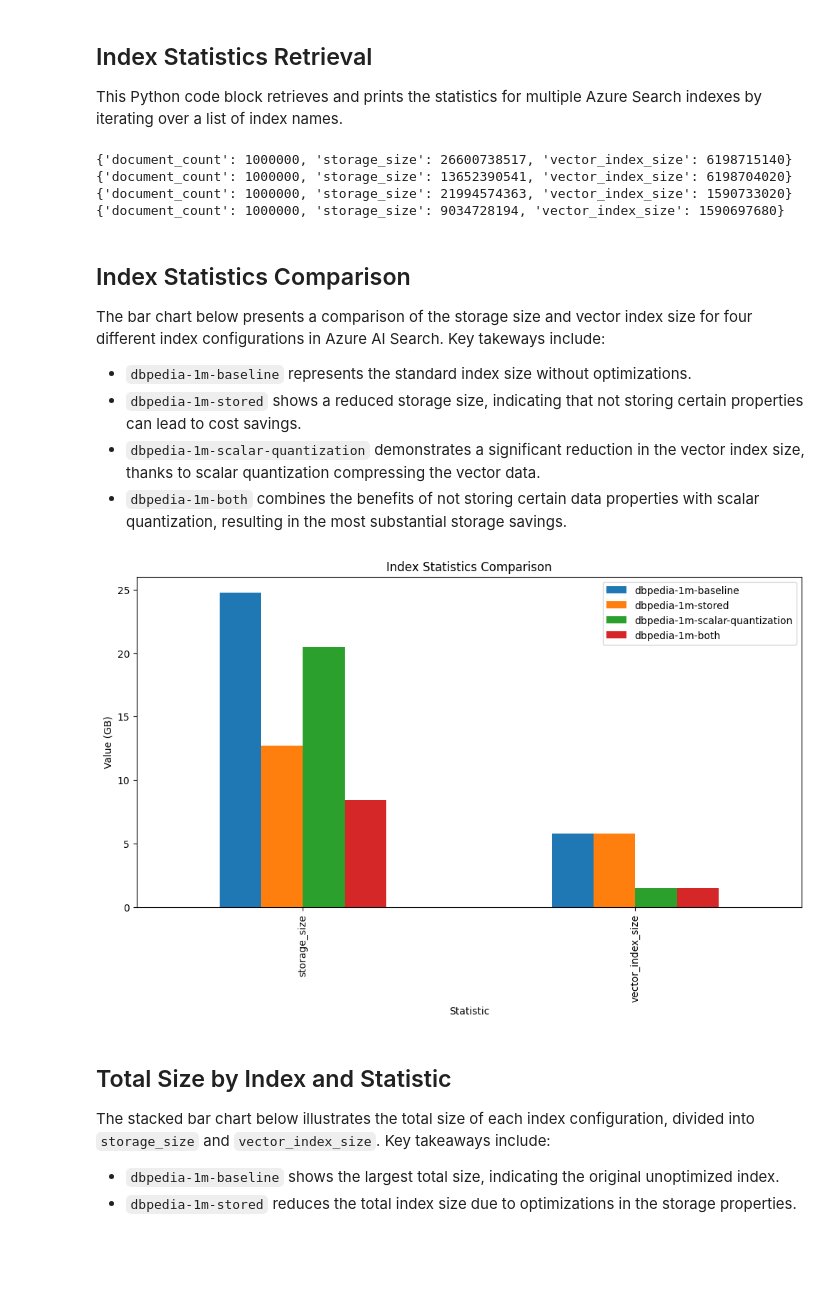
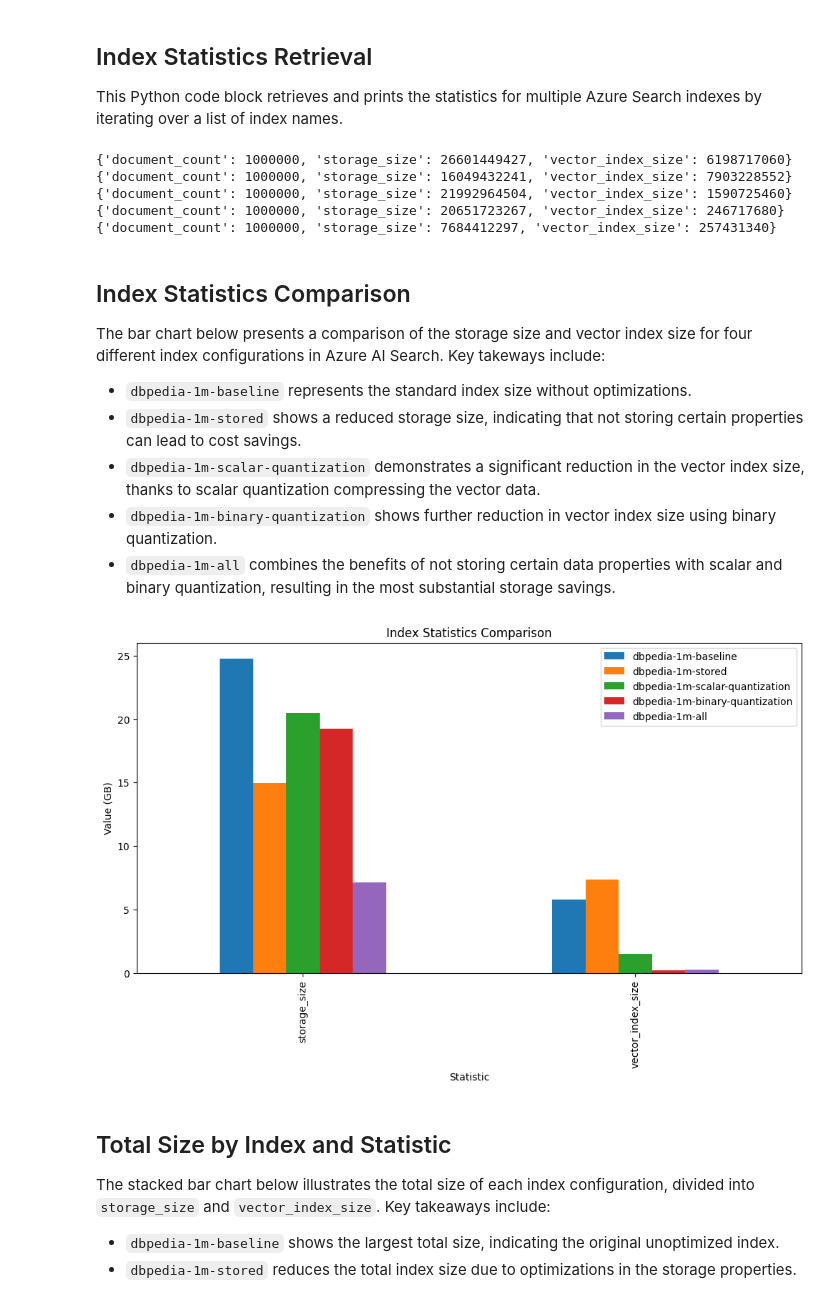
Before and after one commit to farzad528/azure-ai-search-python-playground, a Jupyter notebook: azure-ai-search-scalar-quantization.ipynb, the cells around one changed output. Cells and saved outputs as stored; diff of their text form; code cells hidden in the pictures; blank space fills up the shorter version.

```diff
--- a/azure-ai-search-scalar-quantization.ipynb
+++ b/azure-ai-search-scalar-quantization.ipynb
@@ -441,5 +530,39 @@ index_name = "dbpedia-1m-both"
 client = create_search_client(index_name)
 upload_documents_to_index(client, transformed_documents)
+# %%
+from concurrent.futures import ThreadPoolExecutor
+import logging
+
+BATCH_SIZE = 1000
+NUM_WORKERS = 30
+
+def create_search_client(index_name):
+    return SearchClient(
+        endpoint=SEARCH_SERVICE_ENDPOINT, index_name=index_name, credential=credential
+    )
+
+def upload_documents_to_index(client, documents):
+    def upload_batch(batch):
+        try:
+            result = client.merge_or_upload_documents(documents=batch)
+            if result.is_error:
+                for error in result.errors:
+                    logging.error(
+                        f"Failed to upload document with ID: {error.key}, error: {error.error.message}"
+                    )
+            else:
+                logging.info("Successfully uploaded batch")
+        except Exception as e:
+            logging.error(f"Failed to upload batch: {e}")
+
+    with ThreadPoolExecutor(max_workers=NUM_WORKERS) as executor:
+        for i in range(0, len(documents), BATCH_SIZE):
+            batch = documents[i : i + BATCH_SIZE]
+            executor.submit(upload_batch, batch)
+
+index_name = "dbpedia-1m-all"
+client = create_search_client(index_name)
+upload_documents_to_index(client, transformed_documents)
 # %% [markdown]
 ## Index Statistics Retrieval
 
@@ -449,17 +572,19 @@ index_names = [
     "dbpedia-1m-baseline",
     "dbpedia-1m-stored",
     "dbpedia-1m-scalar-quantization",
-    "dbpedia-1m-both",
+    "dbpedia-1m-binary-quantization",
+    "dbpedia-1m-all",
 ]
 
 for index_name in index_names:
     index_stats = index_client.get_index_statistics(index_name)
     print(index_stats)
 # %% [output]
-{'document_count': 1000000, 'storage_size': 26600738517, 'vector_index_size': 6198715140}
-{'document_count': 1000000, 'storage_size': 13652390541, 'vector_index_size': 6198704020}
-{'document_count': 1000000, 'storage_size': 21994574363, 'vector_index_size': 1590733020}
-{'document_count': 1000000, 'storage_size': 9034728194, 'vector_index_size': 1590697680}
+{'document_count': 1000000, 'storage_size': 26601449427, 'vector_index_size': 6198717060}
+{'document_count': 1000000, 'storage_size': 16049432241, 'vector_index_size': 7903228552}
+{'document_count': 1000000, 'storage_size': 21992964504, 'vector_index_size': 1590725460}
+{'document_count': 1000000, 'storage_size': 20651723267, 'vector_index_size': 246717680}
+{'document_count': 1000000, 'storage_size': 7684412297, 'vector_index_size': 257431340}
 # %% [markdown]
 ## Index Statistics Comparison
 
@@ -468,42 +593,37 @@ The bar chart below presents a comparison of the storage size and vector index s
 - `dbpedia-1m-baseline` represents the standard index size without optimizations.
 - `dbpedia-1m-stored` shows a reduced storage size, indicating that not storing certain properties can lead to cost savings.
 - `dbpedia-1m-scalar-quantization` demonstrates a significant reduction in the vector index size, thanks to scalar quantization compressing the vector data.
-- `dbpedia-1m-both` combines the benefits of not storing certain data properties with scalar quantization, resulting in the most substantial storage savings.
+- `dbpedia-1m-binary-quantization` shows further reduction in vector index size using binary quantization.
+- `dbpedia-1m-all` combines the benefits of not storing certain data properties with scalar and binary quantization, resulting in the most substantial storage savings.
 # %%
 import pandas as pd
 import matplotlib.pyplot as plt
 
-index_names = [
-    "dbpedia-1m-baseline",
-    "dbpedia-1m-stored",
-    "dbpedia-1m-scalar-quantization",
-    "dbpedia-1m-both",
-]
 
 # Create a DataFrame to store the statistics
 df = pd.DataFrame()
 
 for index_name in index_names:
     index_stats = index_client.get_index_statistics(index_name)
     # Assuming index_stats is a dictionary, convert it to a DataFrame and transpose it
     index_df = pd.DataFrame(index_stats, index=[0]).T
     # Add the DataFrame to our main DataFrame, setting the column name to the index name
     df[index_name] = index_df[0]
 
 # Filter the DataFrame to only include the 'storageSize' and 'vectorIndexSize' statistics
 df = df.loc[['storage_size', 'vector_index_size']]
 
 # Convert Bytes to Gigabytes
 df = df / (1024 ** 3)
 
 # Plot the DataFrame
 df.plot(kind='bar', figsize=(12, 6))
 plt.title('Index Statistics Comparison')
 plt.ylabel('Value (GB)')
 plt.xlabel('Statistic')
 plt.show()
 # %% [output]
-[figure, old version]
+[figure, new version]
 # %% [markdown]
 ## Total Size by Index and Statistic
 
```
Also changed, not shown: parts of 12 cells of this notebook.
